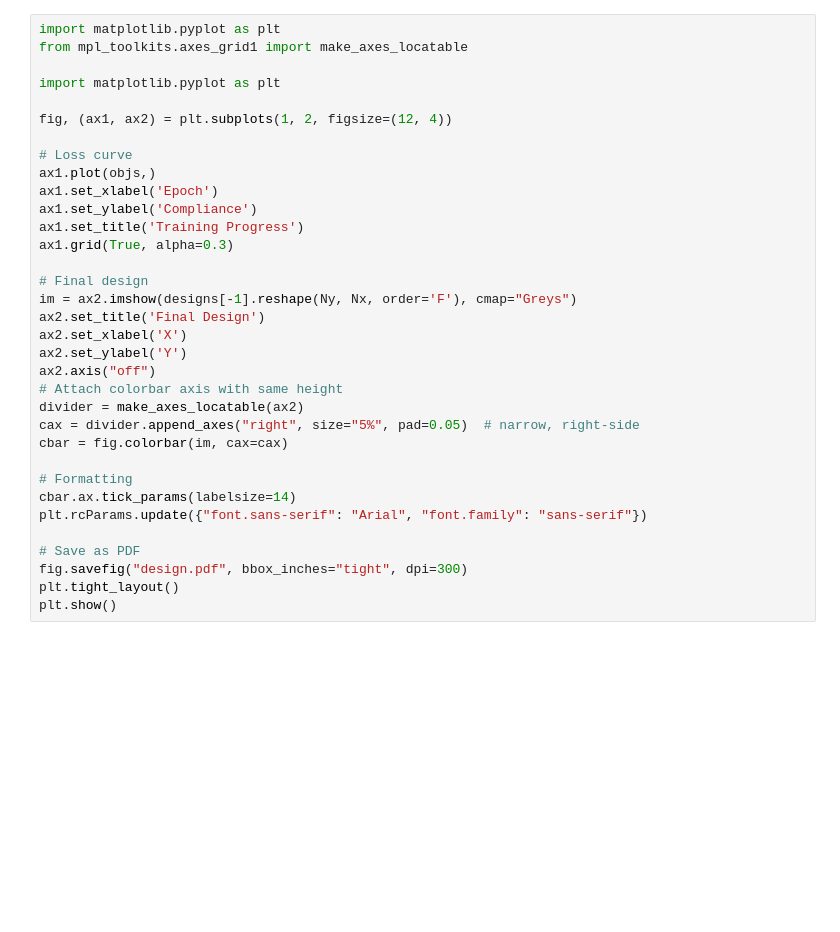
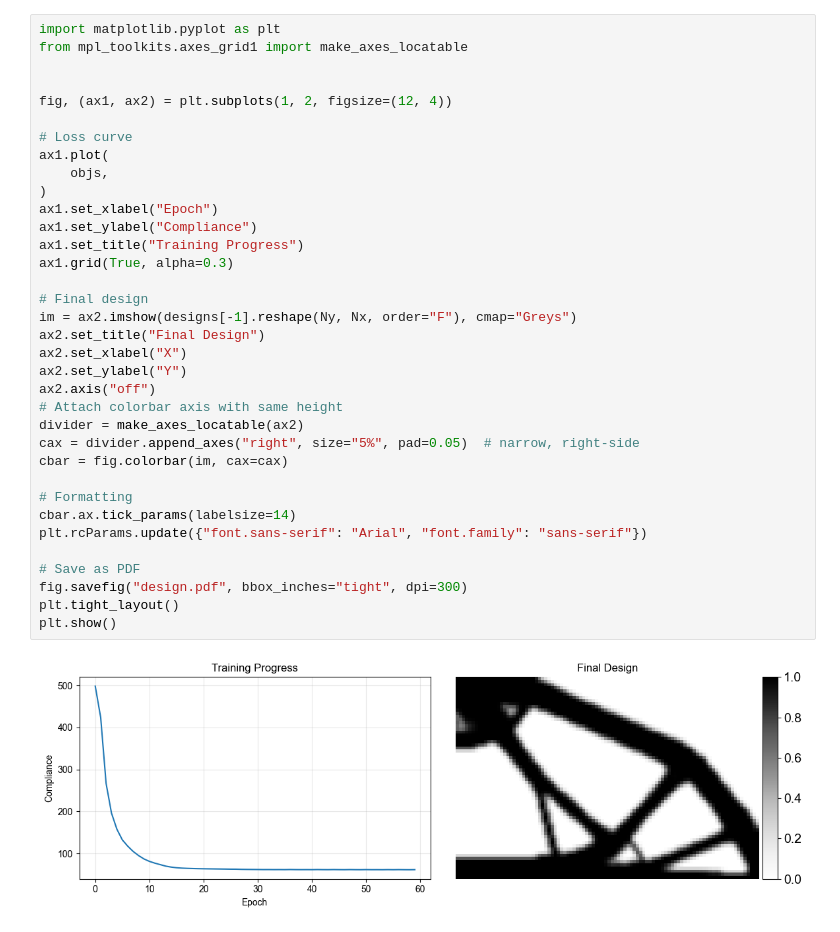
Before and after one commit to SNMS95/ADTO, a Jupyter notebook: examples/TO.ipynb, the cells around one changed output. Saved outputs shown, nothing was run; the diff lists cells and outputs as text; blank space fills up the shorter version.

```diff
--- a/examples/TO.ipynb
+++ b/examples/TO.ipynb
@@ -222,34 +269,37 @@ objs, const, designs = run_optimization(problem_data, max_iterations=max_iterati
 # %%
 import matplotlib.pyplot as plt
 from mpl_toolkits.axes_grid1 import make_axes_locatable
 
-import matplotlib.pyplot as plt
 
 fig, (ax1, ax2) = plt.subplots(1, 2, figsize=(12, 4))
 
 # Loss curve
-ax1.plot(objs,)
-ax1.set_xlabel('Epoch')
-ax1.set_ylabel('Compliance')
-ax1.set_title('Training Progress')
+ax1.plot(
+    objs,
+)
+ax1.set_xlabel("Epoch")
+ax1.set_ylabel("Compliance")
+ax1.set_title("Training Progress")
 ax1.grid(True, alpha=0.3)
 
 # Final design
-im = ax2.imshow(designs[-1].reshape(Ny, Nx, order='F'), cmap="Greys")
-ax2.set_title('Final Design')
-ax2.set_xlabel('X')
-ax2.set_ylabel('Y')
+im = ax2.imshow(designs[-1].reshape(Ny, Nx, order="F"), cmap="Greys")
+ax2.set_title("Final Design")
+ax2.set_xlabel("X")
+ax2.set_ylabel("Y")
 ax2.axis("off")
 # Attach colorbar axis with same height
 divider = make_axes_locatable(ax2)
 cax = divider.append_axes("right", size="5%", pad=0.05)  # narrow, right-side
 cbar = fig.colorbar(im, cax=cax)
 
 # Formatting
 cbar.ax.tick_params(labelsize=14)
 plt.rcParams.update({"font.sans-serif": "Arial", "font.family": "sans-serif"})
 
 # Save as PDF
 fig.savefig("design.pdf", bbox_inches="tight", dpi=300)
 plt.tight_layout()
 plt.show()
+# %% [output]
+[figure, added]
```
Also changed, not shown: parts of 5 cells of this notebook, 5 other files.
